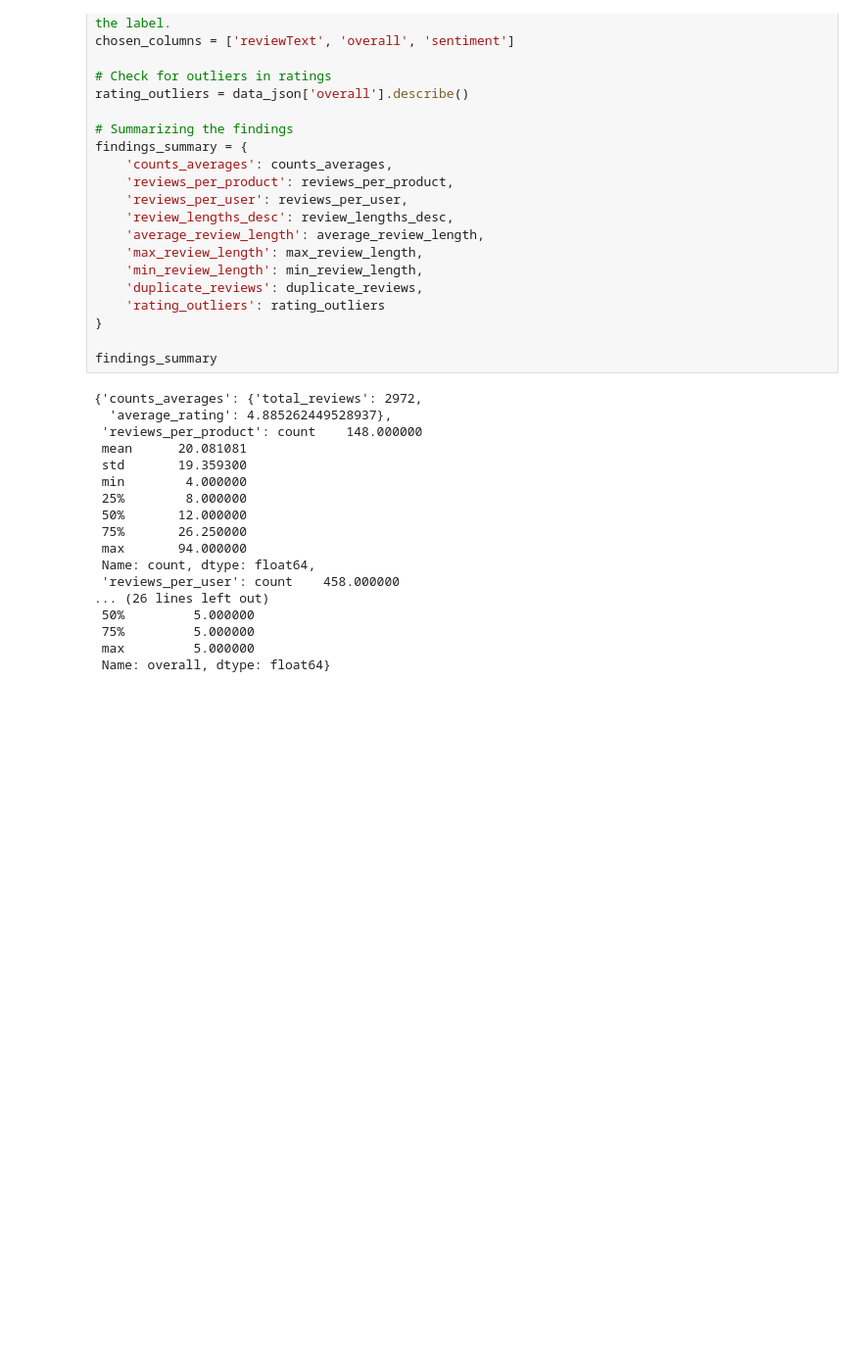
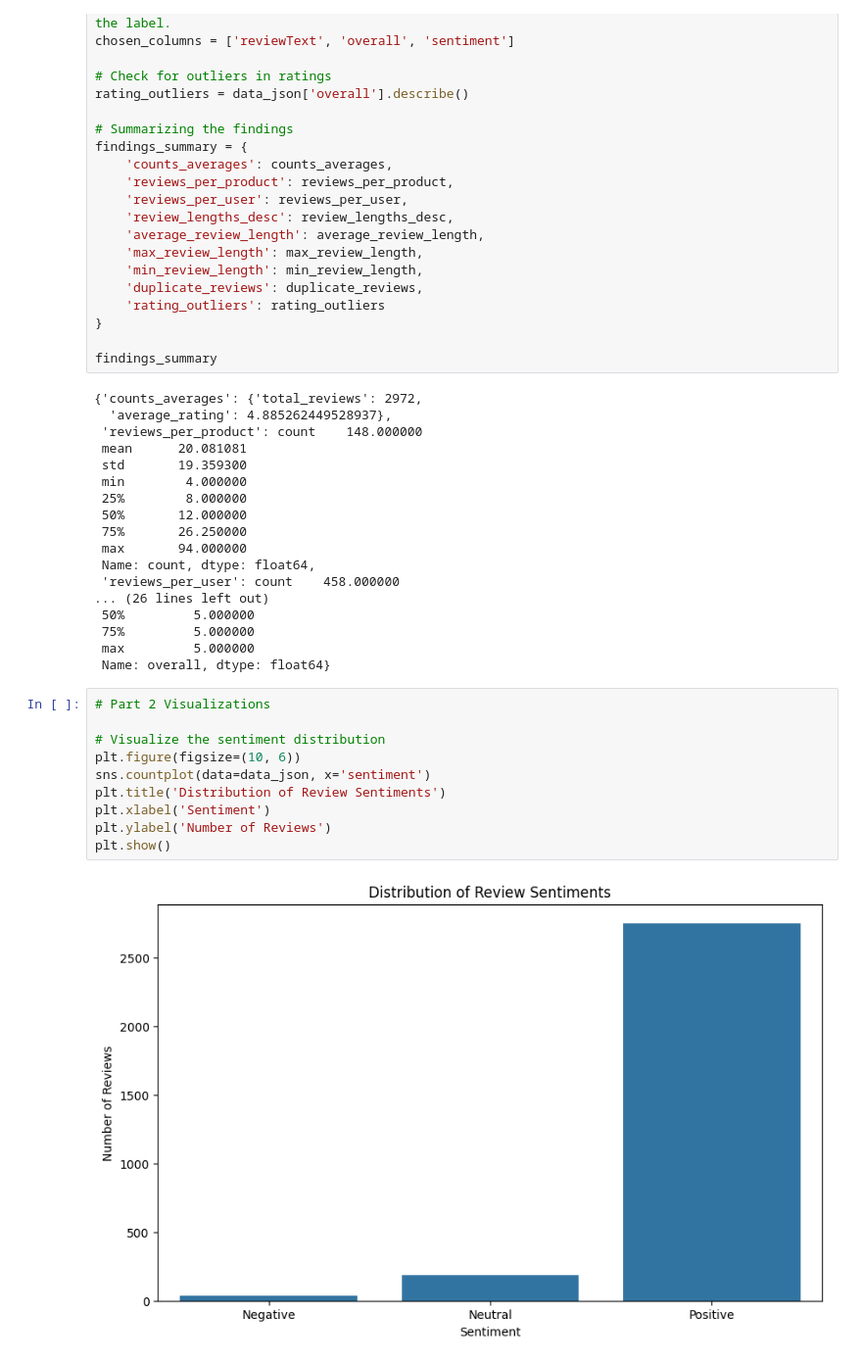
Before and after one commit to NiceVincent/NLP_group5, a Jupyter notebook: preprocess.ipynb, the cells around one changed output. Shown at 98% size. Drawn from its saved outputs; the diff is of its cells as text; blank space fills up the shorter version.

```diff
--- a/preprocess.ipynb
+++ b/preprocess.ipynb
@@ -147,3 +163,15 @@ findings_summary
  75%         5.000000
  max         5.000000
  Name: overall, dtype: float64}
+# %%
+# Part 2 Visualizations
+
+# Visualize the sentiment distribution
+plt.figure(figsize=(10, 6))
+sns.countplot(data=data_json, x='sentiment')
+plt.title('Distribution of Review Sentiments')
+plt.xlabel('Sentiment')
+plt.ylabel('Number of Reviews')
+plt.show()
+# %% [output]
+[figure, added]
```
Also changed, not shown: parts of 2 cells of this notebook.
